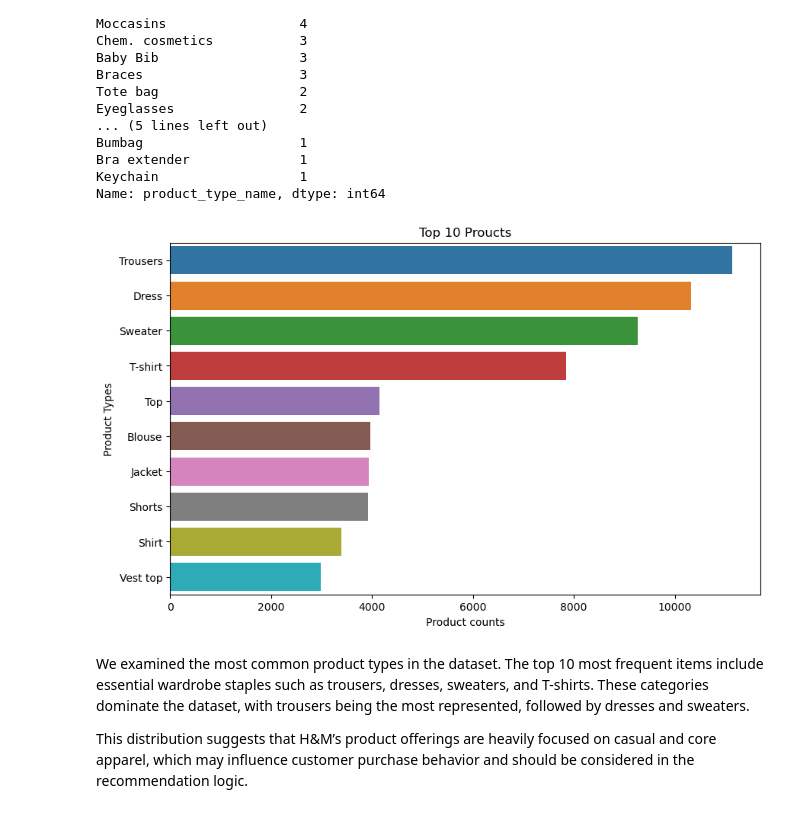
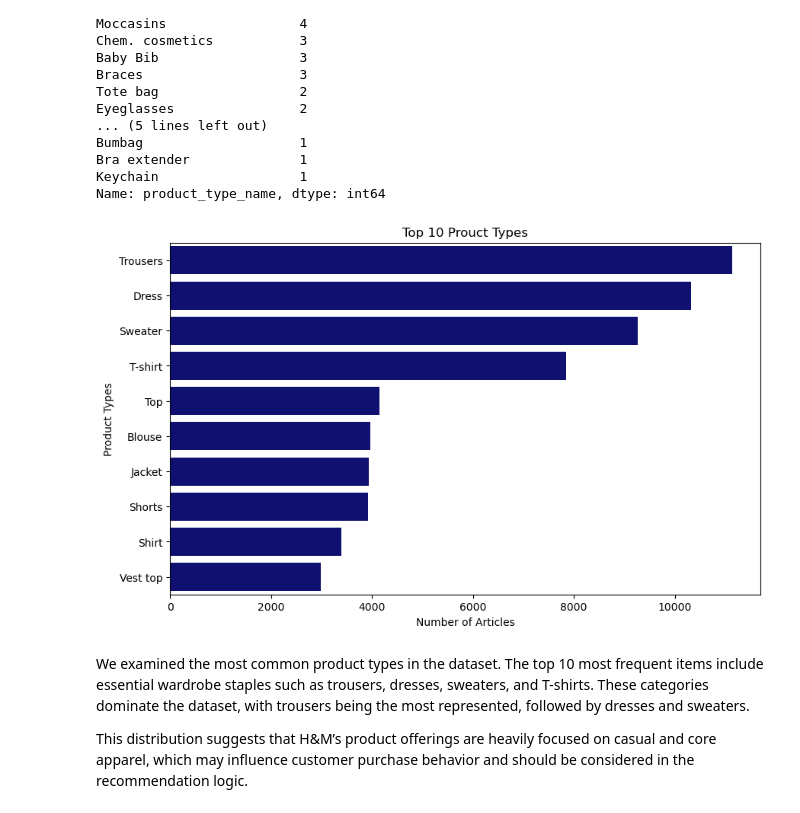
Before and after one commit to parisrahmani/HM-NLP-Recommender, a Jupyter notebook: notebooks/01-EDA-HM.ipynb, the cells around one changed output. Saved outputs shown, nothing was run; the diff lists cells and outputs as text; code cells hidden in the pictures.

```diff
--- a/notebooks/01-EDA-HM.ipynb
+++ b/notebooks/01-EDA-HM.ipynb
@@ -120,8 +144,3 @@ detail_desc                     416
 dtype: int64
 # %% [markdown]
 Wr’re dealing with only 416 nulls out of 105,542, which is less than ***0.4%*** of the dataset. Since the detail_desc field is crucial for our ***NLP recommender***, it’s better to drop those rows.
-# %%
-#Drop Nulls in detail_desc
-
-articles_df = articles_df.dropna(subset=['detail_desc']).reset_index(drop=True)
-print(f"New articles_df shape after dropping nulls in detail_desc: {articles_df.shape}")
@@ -130,3 +147,5 @@ New articles_df shape after dropping nulls in detail_desc: (105126, 25)
+# %%
+articles_df = articles_df.dropna(subset=['detail_desc'])
 # %%
 #Checking for duplicates in articles_df:
 
@@ -481,5 +566,5 @@ memory usage: 240.0+ bytes
 # %%
-selected_product_group = product_group_counts[product_group_counts > 10].index
+selected_product_group = product_group_counts[product_group_counts > 9].index
 selected_product_group
 articles_df = articles_df[articles_df["product_group_name"].isin(selected_product_group)]
 articles_df["product_group_name"].value_counts()
@@ -539,17 +624,17 @@ Name: product_type_name, dtype: int64
 # %%
 top_10_products = articles_df['product_type_name'].value_counts().head(10)
 
 
 plt.figure(figsize=(10,6))
-sns.barplot(x=top_10_products.values, y=top_10_products.index)
+sns.barplot(x=top_10_products.values, y=top_10_products.index,color='navy')
 
 # plt.xticks(rotation=90)
-plt.xlabel("Product counts")
+plt.xlabel("Number of Articles")
 plt.ylabel("Product Types")
-plt.title("Top 10 Proucts")
+plt.title("Top 10 Prouct Types")
 plt.show()
 # %% [output]
-[figure, old version]
+[figure, new version]
 # %% [markdown]
 We examined the most common product types in the dataset. The top 10 most frequent items include essential wardrobe staples such as trousers, dresses, sweaters, and T-shirts. These categories dominate the dataset, with trousers being the most represented, followed by dresses and sweaters.
 
```
Also changed, not shown: parts of 93 cells of this notebook.
